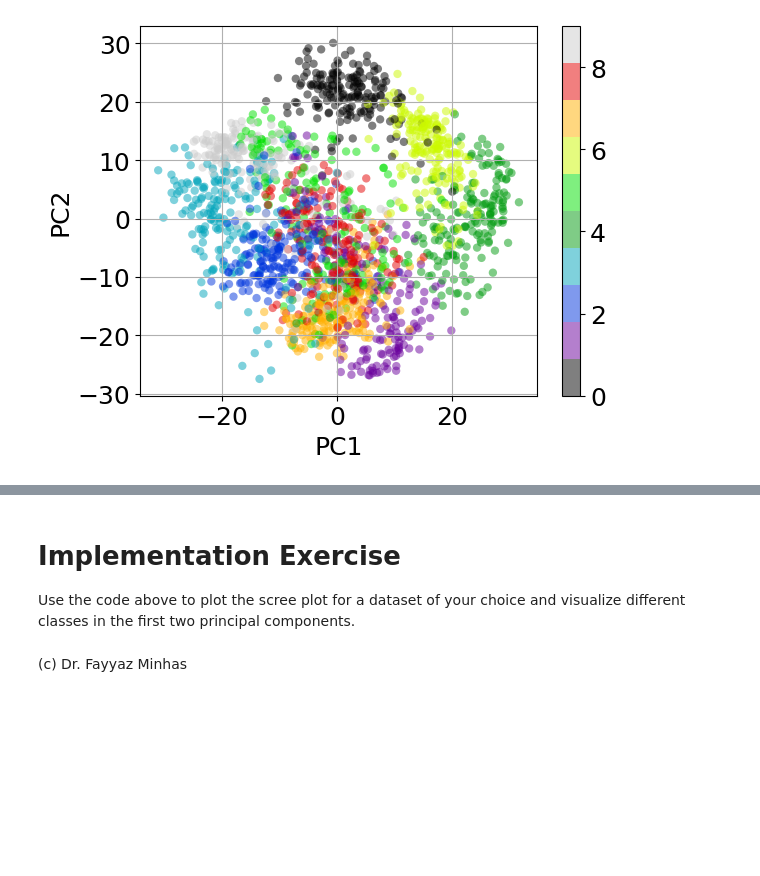
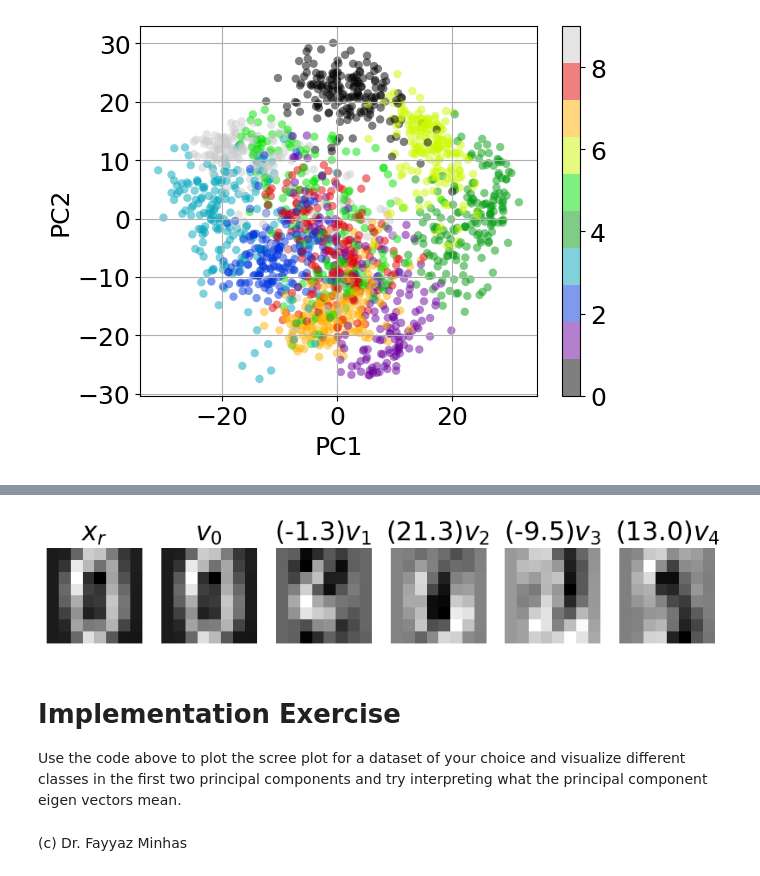
Before and after one commit to foxtrotmike/PCA-Tutorial, a Jupyter notebook: pca-lagrange.ipynb, the cells around one changed output, grey strips where cells are left out. Drawn from its saved outputs; the diff is of its cells as text; code cells hidden in the pictures; blank space fills up the shorter version.

```diff
--- a/pca-lagrange.ipynb
+++ b/pca-lagrange.ipynb
@@ -726,6 +740,22 @@ plt.imshow(reconstruction[0,:].reshape(8,8),cmap='gray',vmin=0,vmax=20); plt.tit
+# %%
+xr_sum = pca.mean_.reshape(8,8)
+k = len(z0[0])
+Wpca = pca.components_
+for j in range(k):
+  xr_sum+=z0[0,j]*Wpca[j,:].reshape(8,8)
+
+plt.figure(figsize=(10, 2))
+plt.subplot(1, 6, 1); plt.imshow(xr.reshape(8,8),cmap='gray');plt.title('$x_r$'); plt.axis('off')
+plt.subplot(1, 6, 2); plt.imshow(pca.mean_.reshape(8,8),cmap='gray');plt.title('$v_0$'); plt.axis('off')
+plt.subplot(1, 6, 3); plt.imshow(pca.components_[0,:].reshape(8,8),cmap='gray'); plt.title(f'({z0[0,0]:.1f})$v_1$'); plt.axis('off')
+plt.subplot(1, 6, 4); plt.imshow(pca.components_[1,:].reshape(8,8),cmap='gray'); plt.title(f'({z0[0,1]:.1f})$v_2$'); plt.axis('off')
+plt.subplot(1, 6, 5); plt.imshow(pca.components_[2,:].reshape(8,8),cmap='gray'); plt.title(f'({z0[0,2]:.1f})$v_3$'); plt.axis('off')
+plt.subplot(1, 6, 6); plt.imshow(pca.components_[3,:].reshape(8,8),cmap='gray'); plt.title(f'({z0[0,3]:.1f})$v_4$'); plt.axis('off'); plt.show()
+# %% [output]
+[figure, added]
 # %% [markdown]
 # Implementation Exercise
 
-Use the code above to plot the scree plot for a dataset of your choice and visualize different classes in the first two principal components.
+Use the code above to plot the scree plot for a dataset of your choice and visualize different classes in the first two principal components and try interpreting what the principal component eigen vectors mean.
 # %% [markdown]
 (c) Dr. Fayyaz Minhas
```
Also changed, not shown: parts of 11 cells of this notebook.
